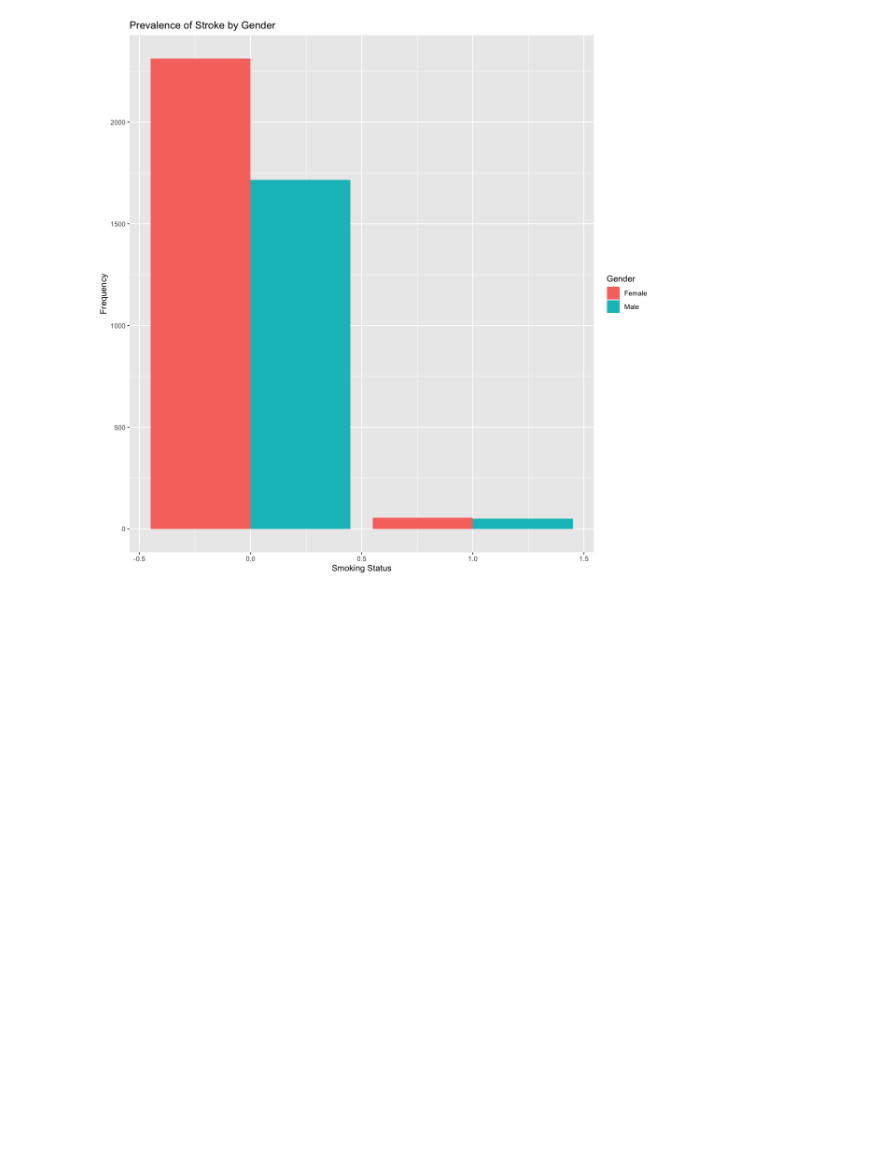
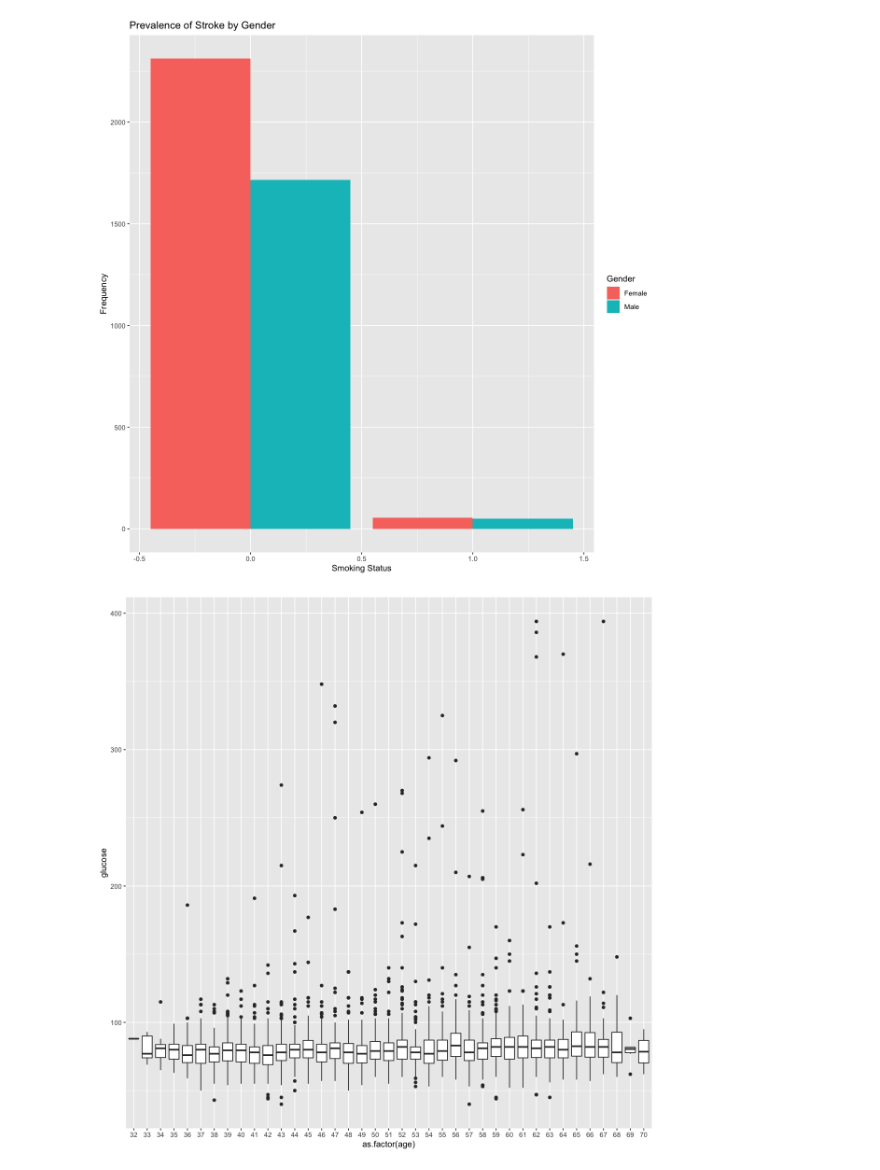
Before and after one commit to sccatalina/FinalProject, a Jupyter notebook: FraminghamK.R.ipynb, the cells around one changed output. Drawn from its saved outputs; the diff is of its cells as text; code cells hidden in the pictures; blank space fills up the shorter version.

```diff
--- a/FraminghamK.R.ipynb
+++ b/FraminghamK.R.ipynb
@@ -172,3 +174,8 @@ ggplot(data = kgheart) + geom_bar(mapping = aes(x = diabetes, fill = as.factor(m
   ylab("Frequency") + scale_fill_discrete(name = "Gender", labels = c("Female", "Male"))
 # %% [output]
 [figure]
+# %%
+options(repr.plot.width=10, repr.plot.height=10)
+ggplot(kgheart, aes(x=as.factor(age), y=glucose)) + geom_boxplot()
+# %% [output]
+[figure, added]
```
Also changed, not shown: parts of 7 cells of this notebook.
